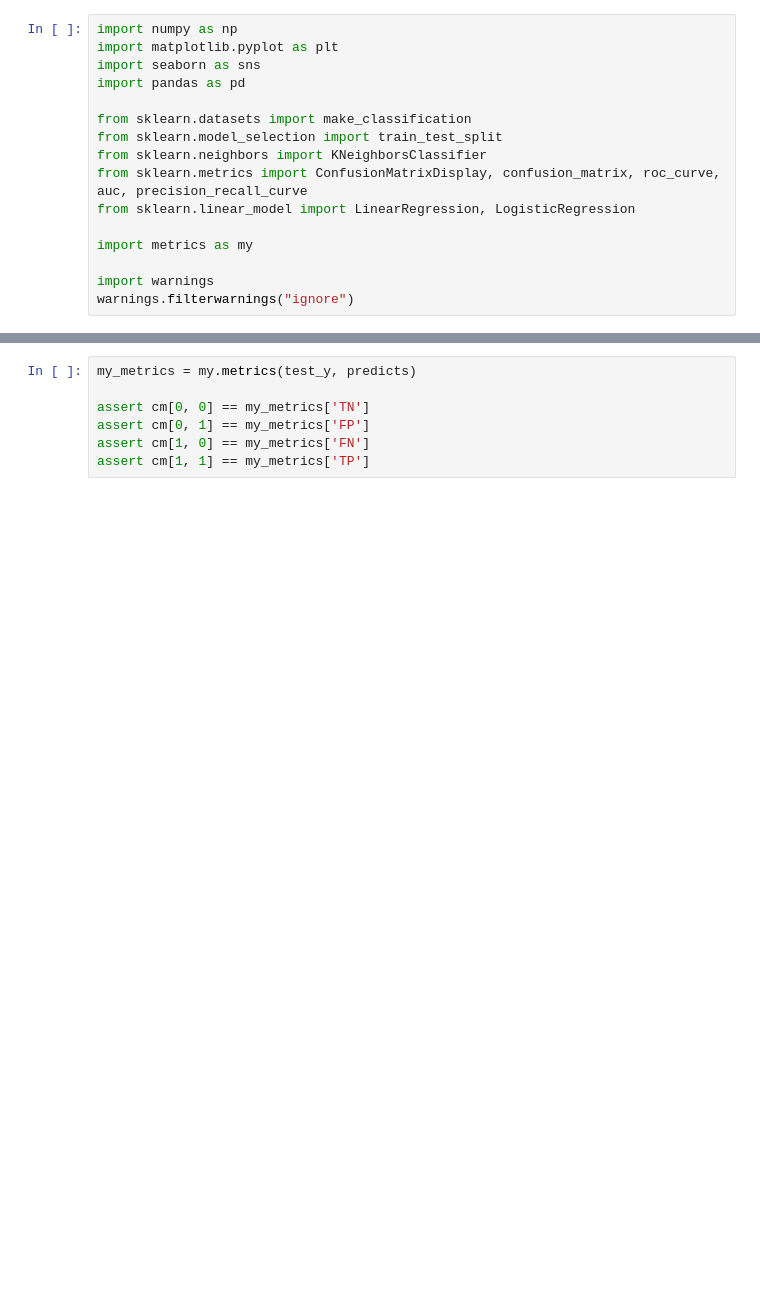
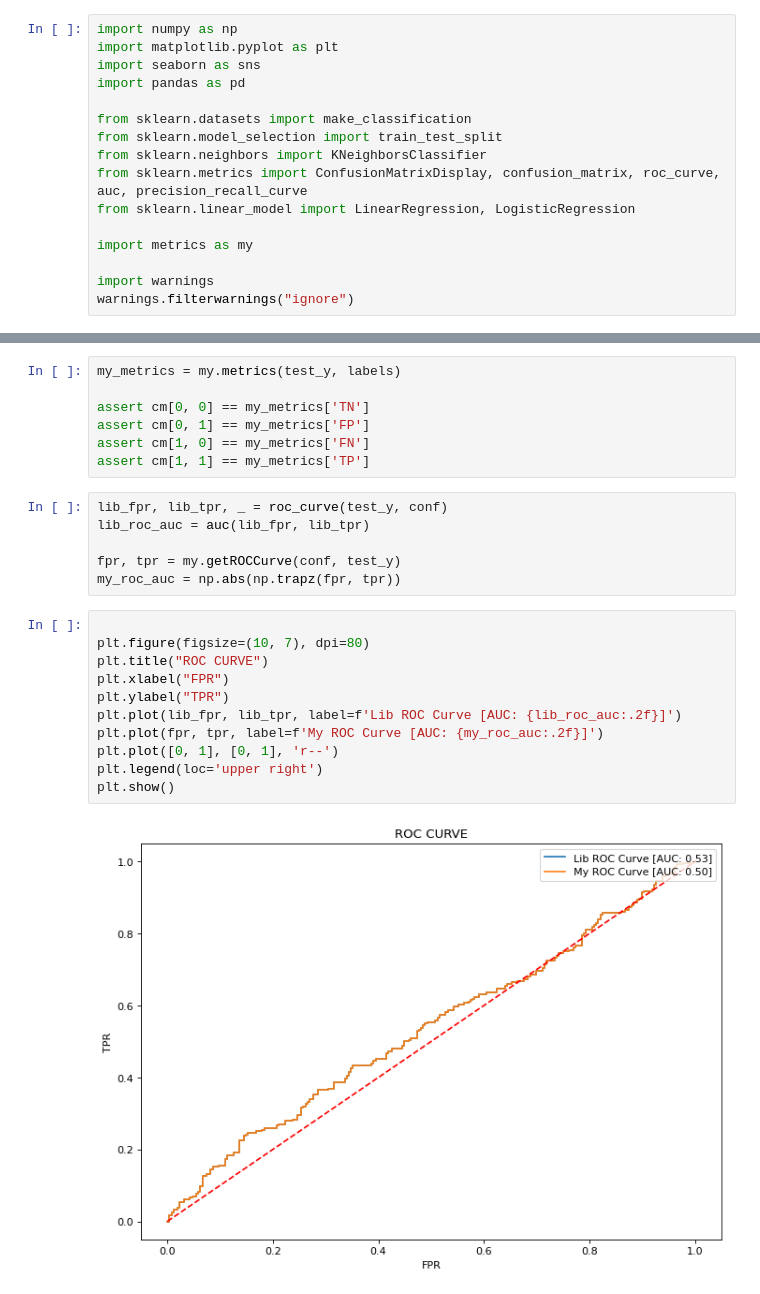
Before and after one commit to DilshodN/MachineLearning, a Jupyter notebook: Task0/ML0.ipynb, the cells around one changed output, grey strips where cells are left out. Drawn from its saved outputs; the diff is of its cells as text; blank space fills up the shorter version.

```diff
--- a/Task0/ML0.ipynb
+++ b/Task0/ML0.ipynb
@@ -48,8 +49,27 @@ plt.show()
 # %%
-my_metrics = my.metrics(test_y, predicts)
+my_metrics = my.metrics(test_y, labels)
 
 assert cm[0, 0] == my_metrics['TN']
 assert cm[0, 1] == my_metrics['FP']
 assert cm[1, 0] == my_metrics['FN']
 assert cm[1, 1] == my_metrics['TP']
+# %%
+lib_fpr, lib_tpr, _ = roc_curve(test_y, conf)
+lib_roc_auc = auc(lib_fpr, lib_tpr)
+
+fpr, tpr = my.getROCCurve(conf, test_y)
+my_roc_auc = np.abs(np.trapz(fpr, tpr))
+# %%
+
+plt.figure(figsize=(10, 7), dpi=80)
+plt.title("ROC CURVE")
+plt.xlabel("FPR")
+plt.ylabel("TPR")
+plt.plot(lib_fpr, lib_tpr, label=f'Lib ROC Curve [AUC: {lib_roc_auc:.2f}]')
+plt.plot(fpr, tpr, label=f'My ROC Curve [AUC: {my_roc_auc:.2f}]')
+plt.plot([0, 1], [0, 1], 'r--')
+plt.legend(loc='upper right')
+plt.show()
+# %% [output]
+[figure, added]
 # %%
```
Also changed, not shown: parts of 7 cells of this notebook, 4 other files.
